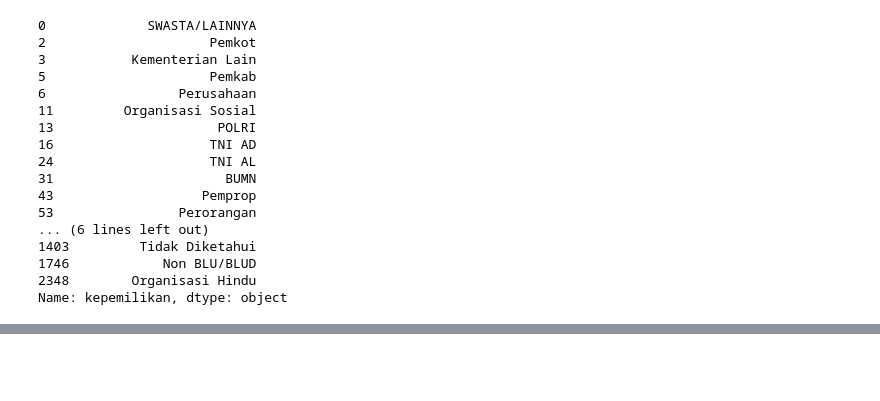
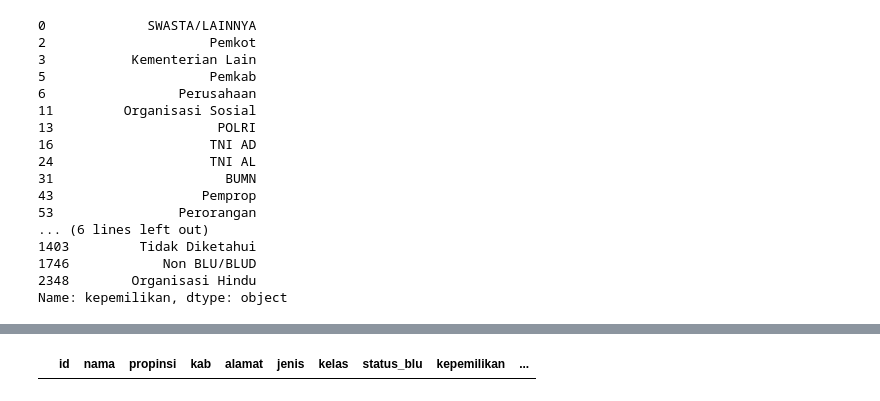
Before and after one commit to dhikaramadhansaputra/latihan_data_pre-processing, a Jupyter notebook: Hospital data in Indonesia/worksheet.ipynb, the cells around one changed output, grey strips where cells are left out. Saved outputs shown, nothing was run; the diff lists cells and outputs as text; code cells hidden in the pictures; blank space fills up the shorter version.

```diff
--- a/Hospital data in Indonesia/worksheet.ipynb
+++ b/Hospital data in Indonesia/worksheet.ipynb
@@ -138,0 +159,4 @@ Name: kepemilikan, dtype: object
+# %%
+df[~df['total_layanan'].astype(str).str.isnumeric()]
+# %% [output]
+|  | id | nama | propinsi | kab | alamat | jenis | kelas | status_blu | kepemilikan | ... |
```
Also changed, not shown: parts of 11 cells of this notebook, 1 other file.
